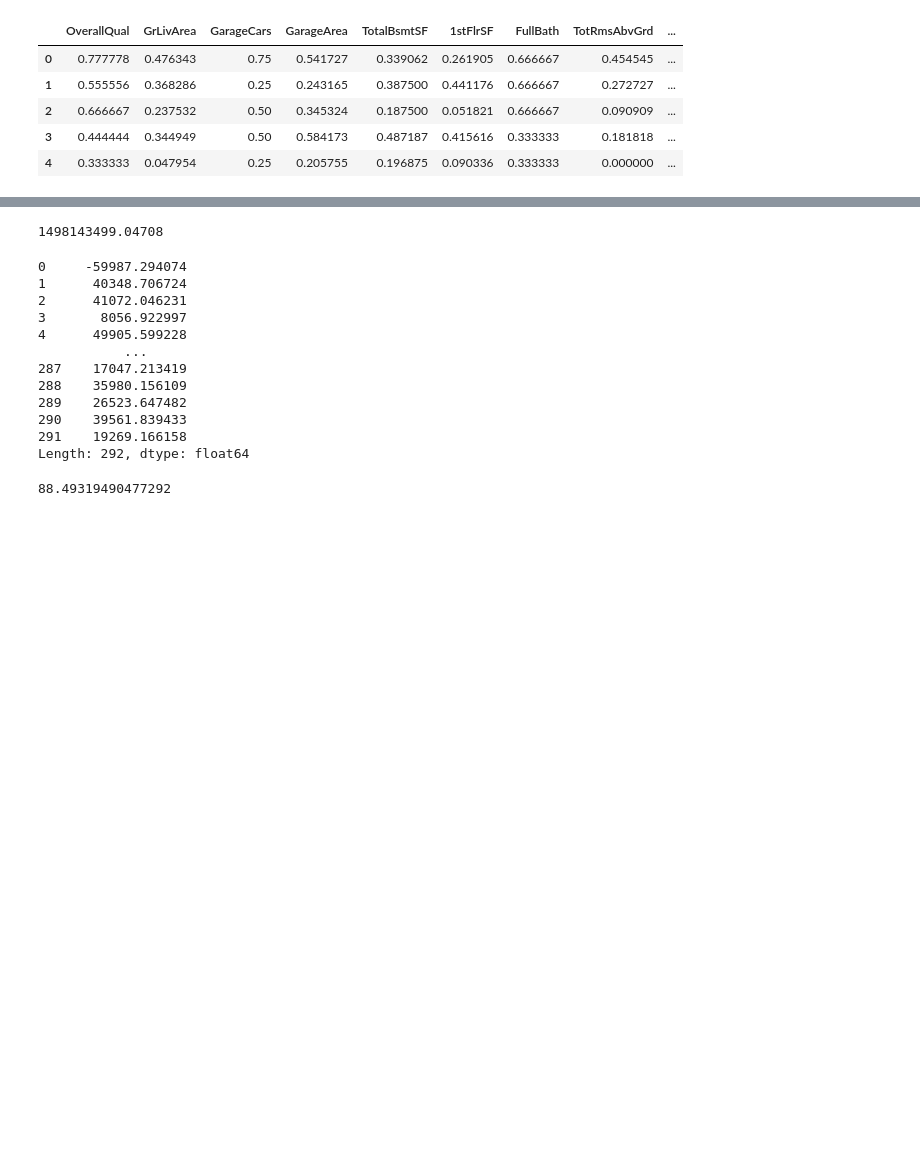
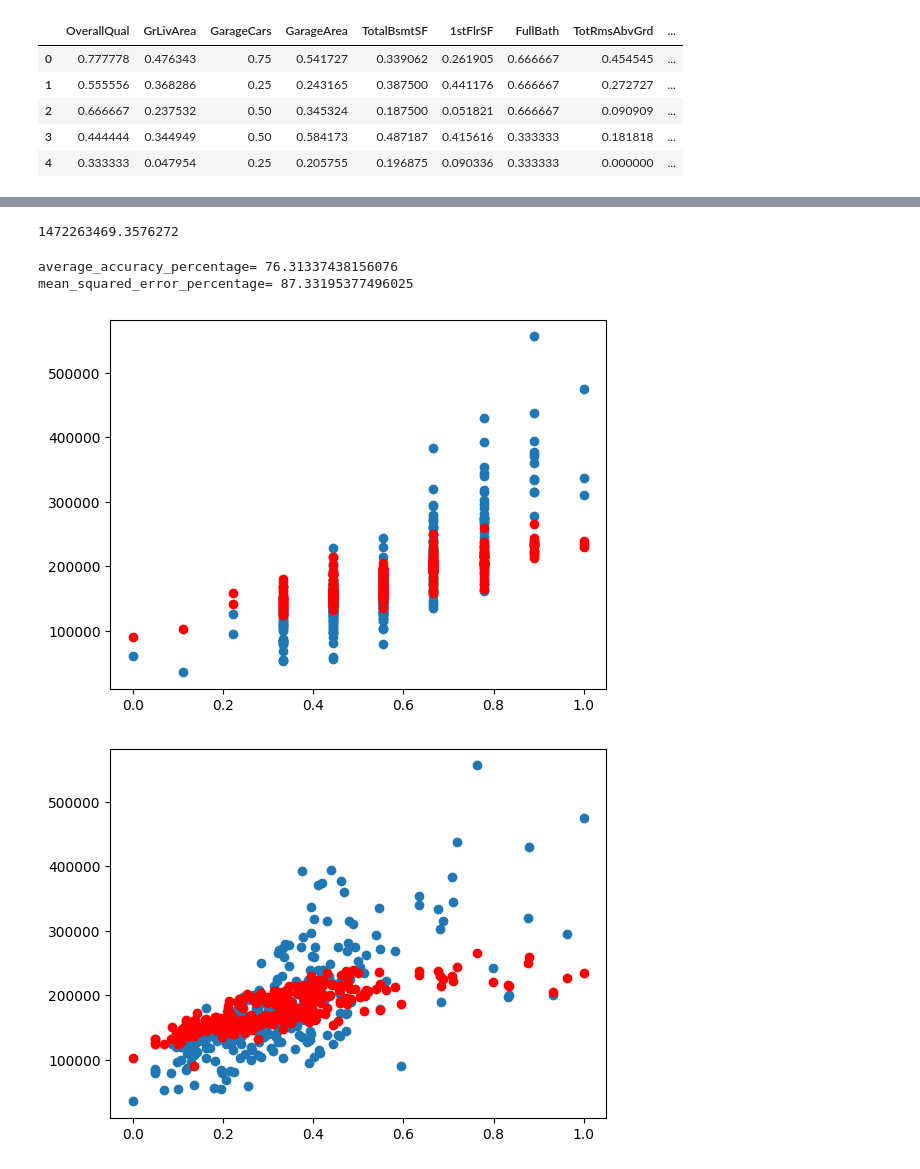
Before and after one commit to Manas-AI-Taskphase/Vivek_Singh, a Jupyter notebook: Linear regresion/multiple_Linear_Rgression.ipynb, the cells around one changed output, grey strips where cells are left out. Drawn from its saved outputs; the diff is of its cells as text; code cells hidden in the pictures; blank space fills up the shorter version.

```diff
--- a/Linear regresion/multiple_Linear_Rgression.ipynb
+++ b/Linear regresion/multiple_Linear_Rgression.ipynb
@@ -70,7 +80,7 @@ for i in range(epochs):
     cost = (1/(2*m))*np.sum(pow(Y_pred-Y, 2))
     Cost[i]= cost
 
-    w = w - alpha * D_w[1]
+    w = w - alpha * D_w[0]
     b = b - alpha * D_b
 
 print(w, b)
@@ -123,7 +133,7 @@ print(m_test, n_test)
 292 10
 # %%
 for i in range(n_test-1):
-    series = df_test.iloc[:, i]
+    series = df_test_scaled.iloc[:, i]
 
     # Min-Max Scaling (Normalization)
     min_value = series.min()
@@ -168,23 +178,19 @@ Length: 292, dtype: float64 0      281000
 291    178900
 Name: SalePrice, Length: 292, dtype: int64
 # %%
-cost = (1/(2*m_test))*sum(pow(Y_pred_test-Y_test, 2))
+cost = (1/(2*m_test))*np.sum(pow(Y_pred_test-Y_test, 2))
 print(cost)
 # %% [output]
-1498143499.04708
+1472263469.3576272
 # %%
-error = Y_pred_test - Y_test
-print(error)
+def absolute_error_percentage(Y_pred_test, Y_test):
+        error = np.abs(Y_pred_test - Y_test)
+        error_percentage = error * 100 / Y_test
+        absolute_error_percentage = 100 - np.sum(error_percentage)/m_test
+        return absolute_error_percentage
+
+def mean_squared_error_percentage(Y_pred_test, Y_test):
+        error = (Y_pred_test - Y_test)**2
+        error_percentage = error * 100 / (Y_test**2)
+        mean_squared_error_percentage = 100 - np.sum(error_percentage)/m_test
+        return mean_squared_error_percentage
-# %% [output]
-0     -59987.294074
-1      40348.706724
-2      41072.046231
-3       8056.922997
-4      49905.599228
-           ...
-287    17047.213419
-288    35980.156109
-289    26523.647482
-290    39561.839433
-291    19269.166158
-Length: 292, dtype: float64
@@ -193,9 +197,16 @@ error_percentage = error * 100 / Y_test
 # %%
-sum=0
-for i in range(m_test):
-    sum+=error_percentage[i]
-average_accuracy_percentage = 100 -sum/m_test
 
-print(average_accuracy_percentage)
+print(f'average_accuracy_percentage= {absolute_error_percentage(Y_pred_test, Y_test)}')
+print(f'mean_squared_error_percentage= {mean_squared_error_percentage(Y_pred_test, Y_test)}')
 # %% [output]
-88.49319490477292
+average_accuracy_percentage= 76.31337438156076
+mean_squared_error_percentage= 87.33195377496025
+# %%
+for i in range(n_test):
+    plt.scatter(df_test_scaled.iloc[:, i], Y_test)
+    plt.scatter(df_test_scaled.iloc[:, i], Y_pred_test, color="red")
+    #plt.plot([min(X_test[i]), max(X_test[i])], [min(Y_pred_test), max(Y_pred_test)], color='red')
+    plt.show()
+# %% [output]
+[figure, added]
+[figure, added]
```
Also changed, not shown: parts of 6 cells of this notebook.
